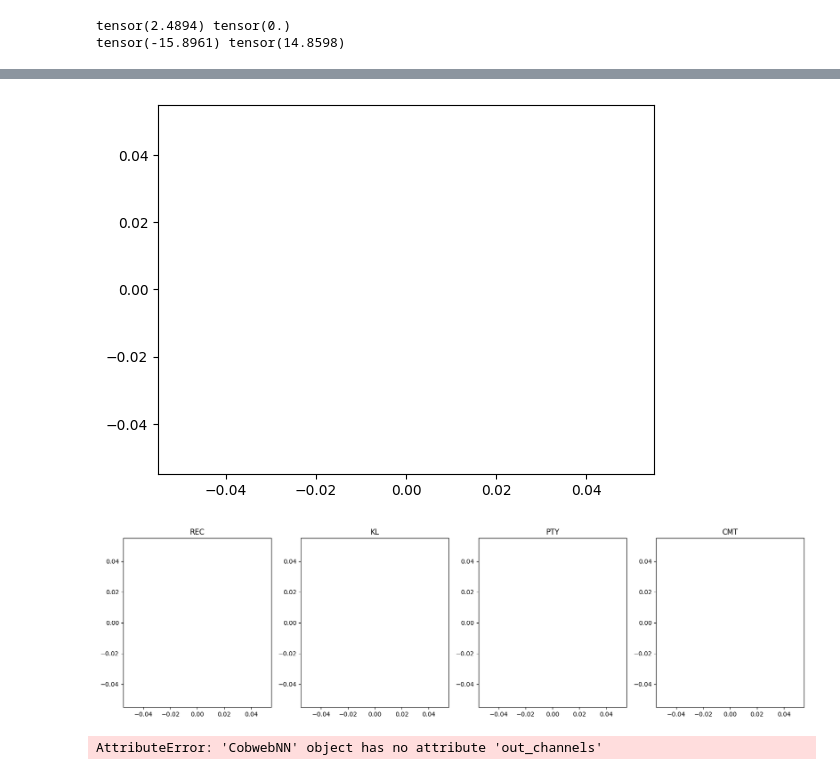
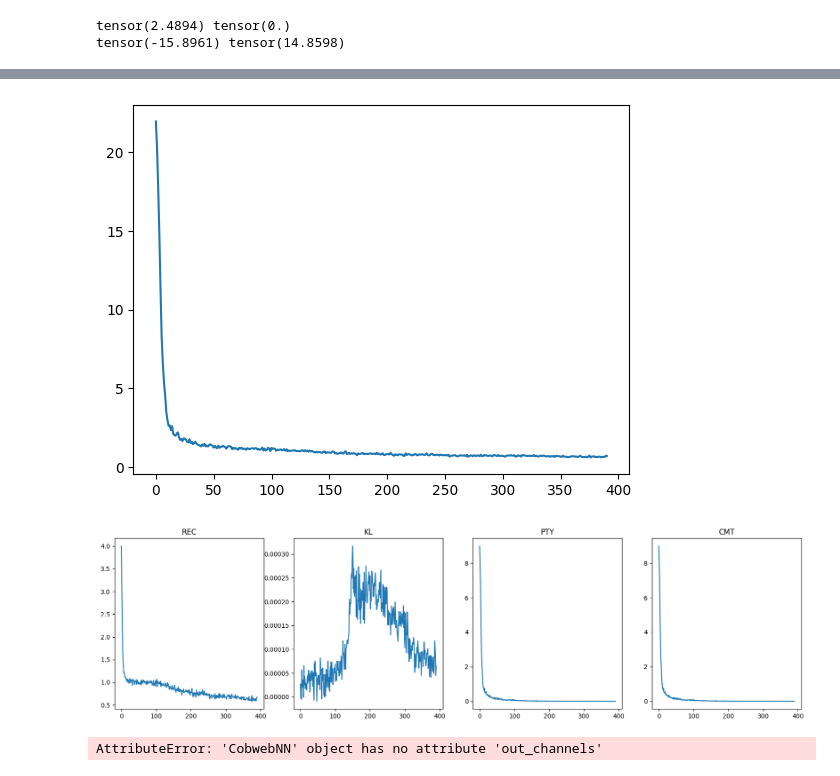
Before and after one commit to Teachable-AI-Lab/unsupervised-prototypes, a Jupyter notebook: cobwebNN-gen.ipynb, the cells around one changed output, grey strips where cells are left out. Saved outputs shown, nothing was run; the diff lists cells and outputs as text; code cells hidden in the pictures.

```diff
--- a/cobwebNN-gen.ipynb
+++ b/cobwebNN-gen.ipynb
@@ -220,7 +220,7 @@ mnist_01_test = untils.filter_by_label(cifar10_test, split, rename_labels=True)
 # %%
 import untils
 from COBWEBNN import CobwebNN, CobwebNNTreeLayer, TestModel
-n_layers = 2
+n_layers = 8
 image_shape = (3, 32, 32)
 image_shape_prod = image_shape[0] * image_shape[1] * image_shape[2]
 cobweb = CobwebNN(image_shape=image_shape, n_layers=n_layers, n_hidden=512)
@@ -264,9 +264,9 @@ for _ in range(epochs):
             # MSE betwwen two images
             # print(x_pred.shape, data.shape)
             # reconstruction loss
-            # REC += F.mse_loss(x_pred.view(-1, image_shape_prod), data.view(-1, image_shape_prod))
+            REC += F.mse_loss(x_pred.view(-1, image_shape_prod), data.view(-1, image_shape_prod))
             # print(x_pred.max(), x_pred.min())
-            REC += F.binary_cross_entropy(x_pred.view(-1, image_shape_prod), data.view(-1, image_shape_prod))
+            # REC += F.binary_cross_entropy(x_pred.view(-1, image_shape_prod), data.view(-1, image_shape_prod))
 
             # prototype loss
             # PTY += (torch.norm(x_latent.unsqueeze(1) - mean.unsqueeze(0), p=2, dim=-1) * p_node_x).sum(dim=-1).mean() # shape (batch_size, n_clusters)
@@ -312,7 +312,7 @@ for _ in range(epochs):
             # print(H)
         loss += REC + PTY + CMT + KL
         # loss += H * 0.02
-        break
+        # break
 
             # print(KLD.item(), REC.item())
             # break
@@ -324,37 +324,37 @@ for _ in range(epochs):
         all_rec_losses.append(REC.item())
         all_kl_losses.append(KL.item())
         all_pty_losses.append(PTY.item())
         all_cmt_losses.append(CMT.item())
 
 
-        # if j == 1:
-        #     break
+        # if j == 10:
+            # break
 
 
 
         # break
         # output.loss.backward()
         # optimizer.step()
         # if i % 100 == 0:
             # print(f"Epoch {_} Iter {i} Loss: {output.loss.item()}")
 
 plt.plot(all_losses)
 # 1x4 subplot for 4 losses
 fig, axs = plt.subplots(1, 4, figsize=(20, 5))
 axs[0].plot(all_rec_losses)
 axs[0].set_title("REC")
 axs[1].plot(all_kl_losses)
 axs[1].set_title("KL")
 axs[2].plot(all_pty_losses)
 axs[2].set_title("PTY")
 axs[3].plot(all_cmt_losses)
 axs[3].set_title("CMT")
 plt.show()
 
 # untils.viz_prototypes(cobweb)
 # %% [output]
-[figure, old version]
+[figure, new version]
-[figure, old version]
+[figure, new version]
 # %%
 untils.viz_prototypes(cobweb, shape=image_shape, conved_shape=(cobweb.out_channels, cobweb.H_conv, cobweb.W_conv))
 # untils.viz_batch_reconstruction(cobweb, mnist_01_test, device='mps')
```
Also changed, not shown: parts of 8 cells of this notebook, 28 other files.
